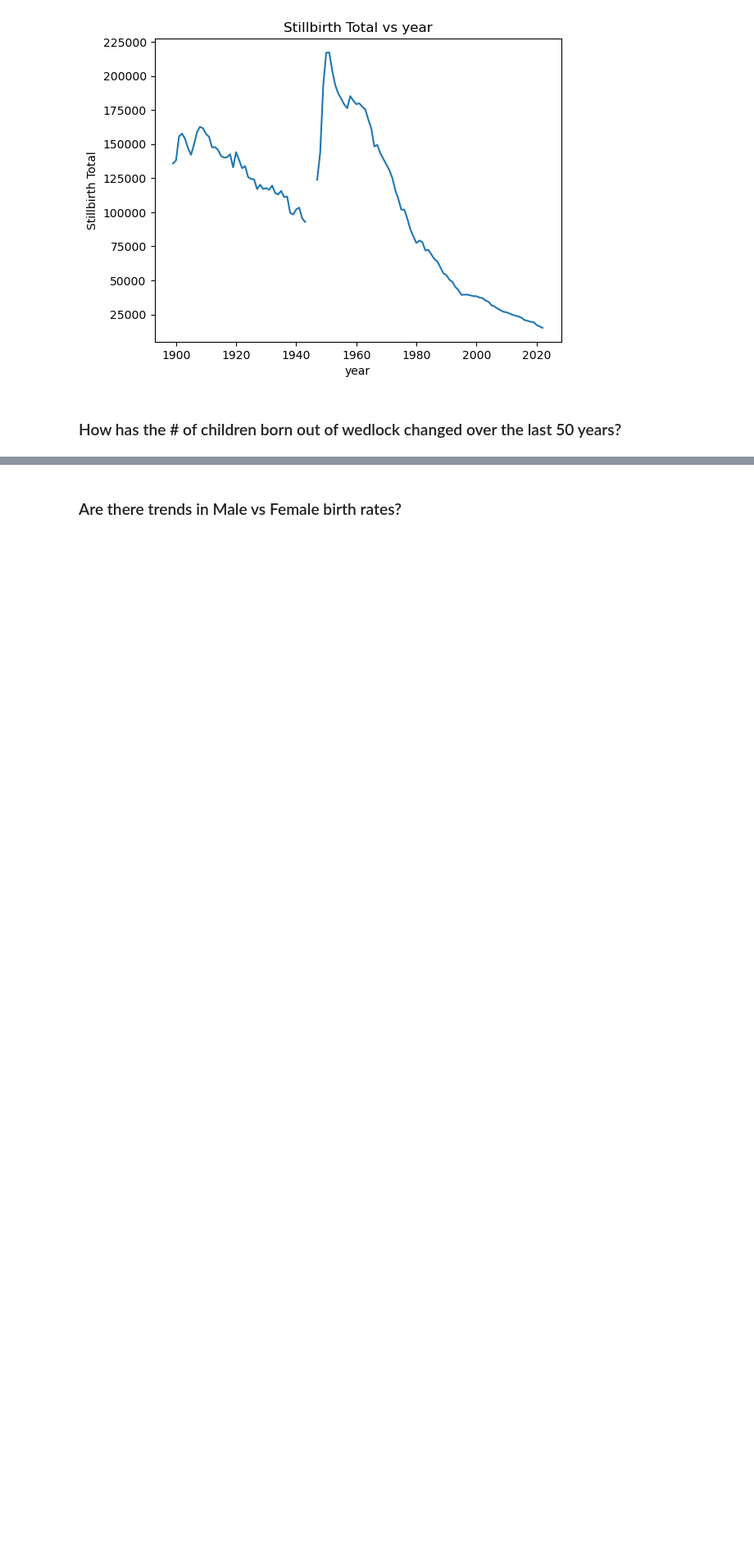
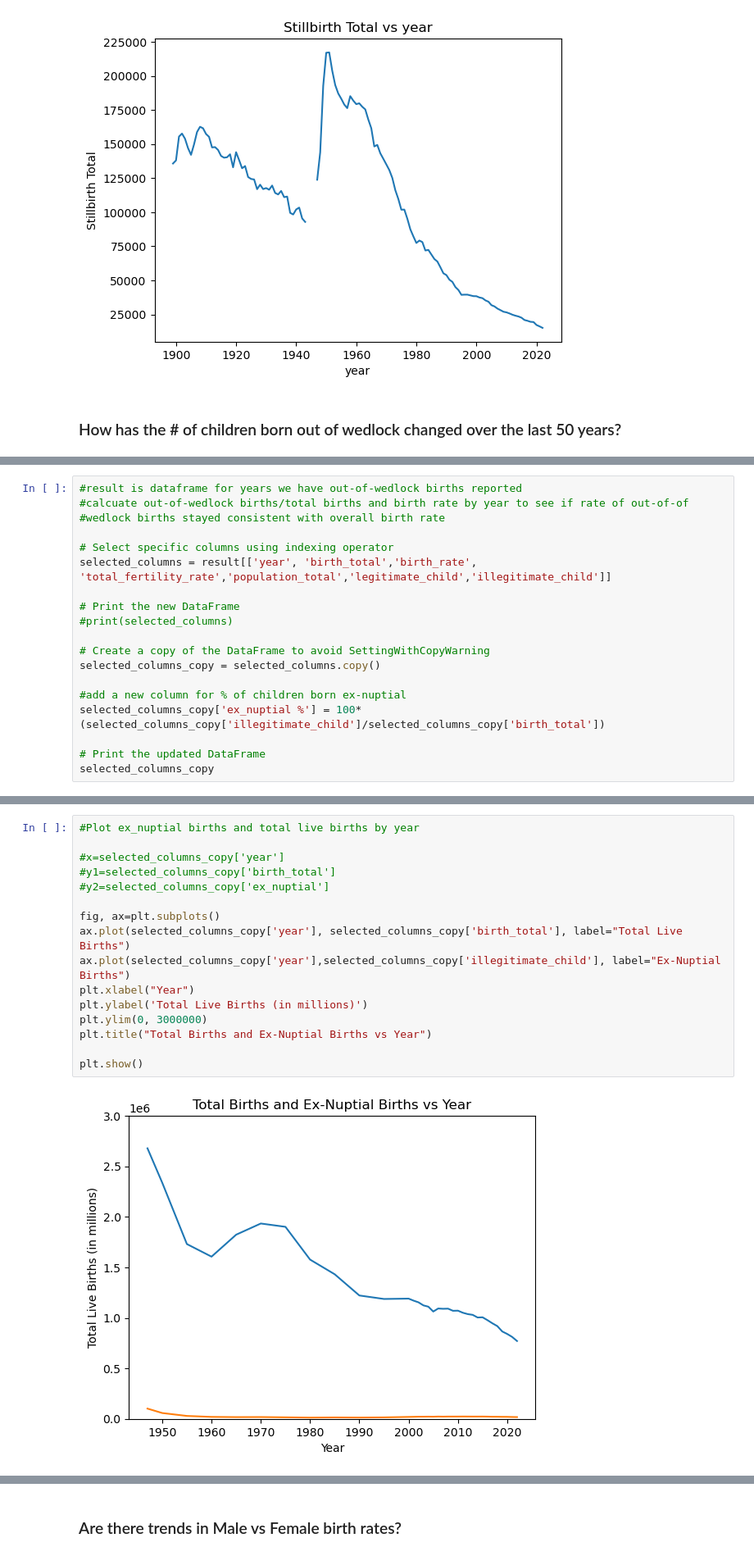
Before and after one commit to schr0841/project-1-group-7, a Jupyter notebook: project1group7.ipynb, the cells around one changed output, grey strips where cells are left out. Shown at 82% size. Saved outputs shown, nothing was run; the diff lists cells and outputs as text; blank space fills up the shorter version.

```diff
--- a/project1group7.ipynb
+++ b/project1group7.ipynb
@@ -82,0 +141,19 @@ plt.show()
+# %%
+#result is dataframe for years we have out-of-wedlock births reported
+#calcuate out-of-wedlock births/total births and birth rate by year to see if rate of out-of-of
+#wedlock births stayed consistent with overall birth rate
+
+# Select specific columns using indexing operator
+selected_columns = result[['year', 'birth_total','birth_rate', 'total_fertility_rate','population_total','legitimate_child','illegitimate_child']]
+
+# Print the new DataFrame
+#print(selected_columns)
+
+# Create a copy of the DataFrame to avoid SettingWithCopyWarning
+selected_columns_copy = selected_columns.copy()
+
+#add a new column for % of children born ex-nuptial
+selected_columns_copy['ex_nuptial %'] = 100*(selected_columns_copy['illegitimate_child']/selected_columns_copy['birth_total'])
+
+# Print the updated DataFrame
+selected_columns_copy
@@ -84,0 +180,18 @@ Here, it seems like we only have data for the past 20 years or so.
+# %%
+#Plot ex_nuptial births and total live births by year
+
+#x=selected_columns_copy['year']
+#y1=selected_columns_copy['birth_total']
+#y2=selected_columns_copy['ex_nuptial']
+
+fig, ax=plt.subplots()
+ax.plot(selected_columns_copy['year'], selected_columns_copy['birth_total'], label="Total Live Births")
+ax.plot(selected_columns_copy['year'],selected_columns_copy['illegitimate_child'], label="Ex-Nuptial Births")
+plt.xlabel("Year")
+plt.ylabel('Total Live Births (in millions)')
+plt.ylim(0, 3000000)
+plt.title("Total Births and Ex-Nuptial Births vs Year")
+
+plt.show()
+# %% [output]
+[figure, added]
```
Also changed, not shown: parts of 7 cells of this notebook.
